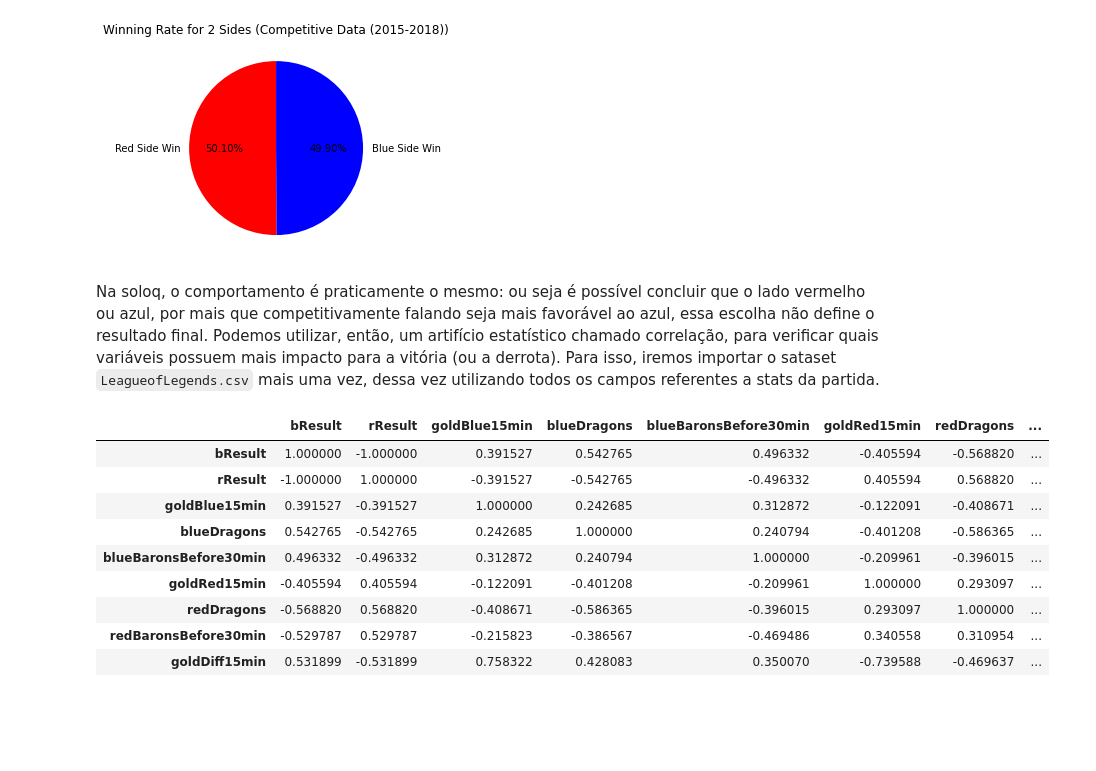
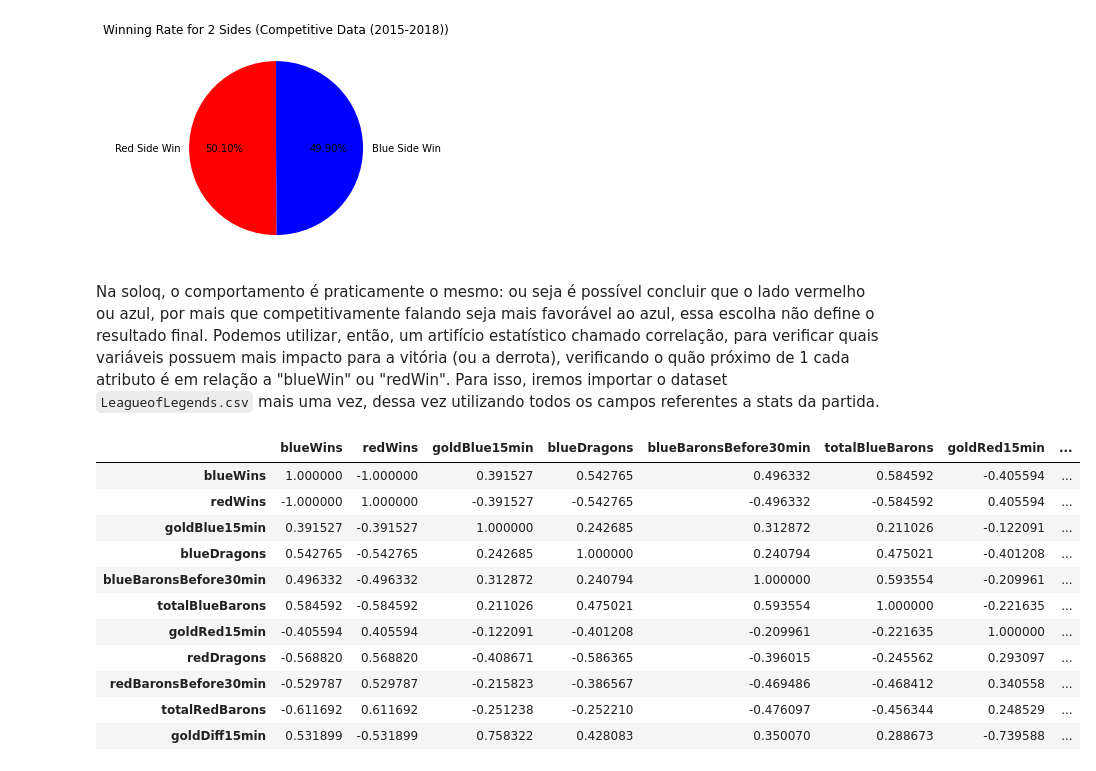
Before and after one commit to guilhermesam/data-science, a Jupyter notebook: projects/lol-analysis/storytelling.ipynb, the cells around one changed output. Saved outputs shown, nothing was run; the diff lists cells and outputs as text; code cells hidden in the pictures; blank space fills up the shorter version.

Commit message:
ipynb presentation para lol-analysis e fuel 2019

```diff
--- a/projects/lol-analysis/storytelling.ipynb
+++ b/projects/lol-analysis/storytelling.ipynb
@@ -228,37 +230,40 @@ plt.show()
 # %% [output]
 [figure]
 # %% [markdown]
-Na soloq, o comportamento é praticamente o mesmo: ou seja é possível concluir que o lado vermelho ou azul, por mais que competitivamente falando seja mais favorável ao azul, essa escolha não define o resultado final. Podemos utilizar, então, um artifício estatístico chamado correlação, para verificar quais variáveis possuem mais impacto para a vitória (ou a derrota). Para isso, iremos importar o sataset `LeagueofLegends.csv` mais uma vez, dessa vez utilizando todos os campos referentes a stats da partida.
+Na soloq, o comportamento é praticamente o mesmo: ou seja é possível concluir que o lado vermelho ou azul, por mais que competitivamente falando seja mais favorável ao azul, essa escolha não define o resultado final. Podemos utilizar, então, um artifício estatístico chamado correlação, para verificar quais variáveis possuem mais impacto para a vitória (ou a derrota), verificando o quão próximo de 1 cada atributo é em relação a "blueWin" ou "redWin". Para isso, iremos importar o dataset `LeagueofLegends.csv` mais uma vez, dessa vez utilizando todos os campos referentes a stats da partida.
 # %%
-reasons_wins = pd.read_csv('datasets/LeagueofLegends.csv', usecols=['golddiff', 'goldblue', 'goldred', 'rBarons', 'bBarons',
+win_conditions = pd.read_csv('datasets/LeagueofLegends.csv', usecols=['golddiff', 'goldblue', 'goldred', 'rBarons', 'bBarons',
                                                                     'bResult', 'rResult', 'bDragons', 'rDragons'])
-reasons_wins['bBarons'].replace({'[]':'[31]'}, inplace=True)
-reasons_wins['rBarons'].replace({'[]':'[31]'}, inplace=True)
+win_conditions.rename(columns={'bResult': 'blueWins', 'rResult': 'redWins'}, inplace=True)
 
-gold_at_minute = 20
-gold_at_minute +=1
+win_conditions['bBarons'].replace({'[]':'[0]'}, inplace=True)
+win_conditions['rBarons'].replace({'[]':'[0]'}, inplace=True)
 
-reasons_wins['goldBlue15min'] = reasons_wins['goldblue'].apply(lambda x: float(x.split(', ')[16].replace(']', '')))
-reasons_wins['blueDragons'] = reasons_wins['bDragons'].apply(lambda x: round((len(x.split(',')) / 2)))
-reasons_wins['blueBaronsBefore30min'] = reasons_wins['bBarons'].apply(lambda x: len(list((filter(lambda limit: limit < 30, [float(value.replace('[', '').replace(']','')) for value in x.split(',')])))))
+win_conditions['goldBlue15min'] = win_conditions['goldblue'].apply(lambda x: float(x.split(', ')[16].replace(']', '')))
+win_conditions['blueDragons'] = win_conditions['bDragons'].apply(lambda x: round((len(x.split(',')) / 2)))
+win_conditions['blueBaronsBefore30min'] = win_conditions['bBarons'].apply(lambda x: len(list((filter(lambda limit: limit < 30 and limit != 0, [float(value.replace('[', '').replace(']','')) for value in x.split(',')])))))
+win_conditions['totalBlueBarons'] = win_conditions['bBarons'].apply(lambda x: 0 if x == '[0]' else len(x.split(',')))
 
-reasons_wins['goldRed15min'] = reasons_wins['goldred'].apply(lambda x: float(x.split(', ')[16].replace(']', '')))
-reasons_wins['redDragons'] = reasons_wins['rDragons'].apply(lambda x: round((len(x.split(',')) / 2)))
-reasons_wins['redBaronsBefore30min'] = reasons_wins['rBarons'].apply(lambda x: len(list((filter(lambda limit: limit < 30, [float(value.replace('[', '').replace(']','')) for value in x.split(',')])))))
+win_conditions['goldRed15min'] = win_conditions['goldred'].apply(lambda x: float(x.split(', ')[16].replace(']', '')))
+win_conditions['redDragons'] = win_conditions['rDragons'].apply(lambda x: round((len(x.split(',')) / 2)))
+win_conditions['redBaronsBefore30min'] = win_conditions['rBarons'].apply(lambda x: len(list((filter(lambda limit: limit < 30 and limit != 0, [float(value.replace('[', '').replace(']','')) for value in x.split(',')])))))
+win_conditions['totalRedBarons'] = win_conditions['rBarons'].apply(lambda x: 0 if x == '[0]' else len(x.split(',')))
 
-reasons_wins['goldDiff15min'] = reasons_wins['golddiff'].apply(lambda x: float(x.split(', ')[16].replace(']', '')))
+win_conditions['goldDiff15min'] = win_conditions['golddiff'].apply(lambda x: float(x.split(', ')[16].replace(']', '')))
 
-reasons_wins.drop(columns=['golddiff', 'goldred', 'goldblue', 'bDragons', 'rDragons', 'bBarons', 'rBarons'], inplace=True)
+win_conditions.drop(columns=['golddiff', 'goldred', 'goldblue', 'bDragons', 'rDragons', 'bBarons', 'rBarons'], inplace=True)
-# %%
-reasons_wins.corr()
-# %% [output]
-|  | bResult | rResult | goldBlue15min | blueDragons | blueBaronsBefore30min | goldRed15min | redDragons | ... |
-| bResult | 1.000000 | -1.000000 | 0.391527 | 0.542765 | 0.496332 | -0.405594 | -0.568820 | ... |
-| rResult | -1.000000 | 1.000000 | -0.391527 | -0.542765 | -0.496332 | 0.405594 | 0.568820 | ... |
-| goldBlue15min | 0.391527 | -0.391527 | 1.000000 | 0.242685 | 0.312872 | -0.122091 | -0.408671 | ... |
-| blueDragons | 0.542765 | -0.542765 | 0.242685 | 1.000000 | 0.240794 | -0.401208 | -0.586365 | ... |
-| blueBaronsBefore30min | 0.496332 | -0.496332 | 0.312872 | 0.240794 | 1.000000 | -0.209961 | -0.396015 | ... |
-| goldRed15min | -0.405594 | 0.405594 | -0.122091 | -0.401208 | -0.209961 | 1.000000 | 0.293097 | ... |
-| redDragons | -0.568820 | 0.568820 | -0.408671 | -0.586365 | -0.396015 | 0.293097 | 1.000000 | ... |
-| redBaronsBefore30min | -0.529787 | 0.529787 | -0.215823 | -0.386567 | -0.469486 | 0.340558 | 0.310954 | ... |
-| goldDiff15min | 0.531899 | -0.531899 | 0.758322 | 0.428083 | 0.350070 | -0.739588 | -0.469637 | ... |
+# %%
+win_conditions.corr().style.background_gradient(cmap='RdBu', axis=None)
+# %% [output]
+|  | blueWins | redWins | goldBlue15min | blueDragons | blueBaronsBefore30min | totalBlueBarons | goldRed15min | ... |
+| blueWins | 1.000000 | -1.000000 | 0.391527 | 0.542765 | 0.496332 | 0.584592 | -0.405594 | ... |
+| redWins | -1.000000 | 1.000000 | -0.391527 | -0.542765 | -0.496332 | -0.584592 | 0.405594 | ... |
+| goldBlue15min | 0.391527 | -0.391527 | 1.000000 | 0.242685 | 0.312872 | 0.211026 | -0.122091 | ... |
+| blueDragons | 0.542765 | -0.542765 | 0.242685 | 1.000000 | 0.240794 | 0.475021 | -0.401208 | ... |
+| blueBaronsBefore30min | 0.496332 | -0.496332 | 0.312872 | 0.240794 | 1.000000 | 0.593554 | -0.209961 | ... |
+| totalBlueBarons | 0.584592 | -0.584592 | 0.211026 | 0.475021 | 0.593554 | 1.000000 | -0.221635 | ... |
+| goldRed15min | -0.405594 | 0.405594 | -0.122091 | -0.401208 | -0.209961 | -0.221635 | 1.000000 | ... |
+| redDragons | -0.568820 | 0.568820 | -0.408671 | -0.586365 | -0.396015 | -0.245562 | 0.293097 | ... |
+| redBaronsBefore30min | -0.529787 | 0.529787 | -0.215823 | -0.386567 | -0.469486 | -0.468412 | 0.340558 | ... |
+| totalRedBarons | -0.611692 | 0.611692 | -0.251238 | -0.252210 | -0.476097 | -0.456344 | 0.248529 | ... |
+| goldDiff15min | 0.531899 | -0.531899 | 0.758322 | 0.428083 | 0.350070 | 0.288673 | -0.739588 | ... |
```
Also changed, not shown: parts of 2 cells of this notebook, 4 other files.
